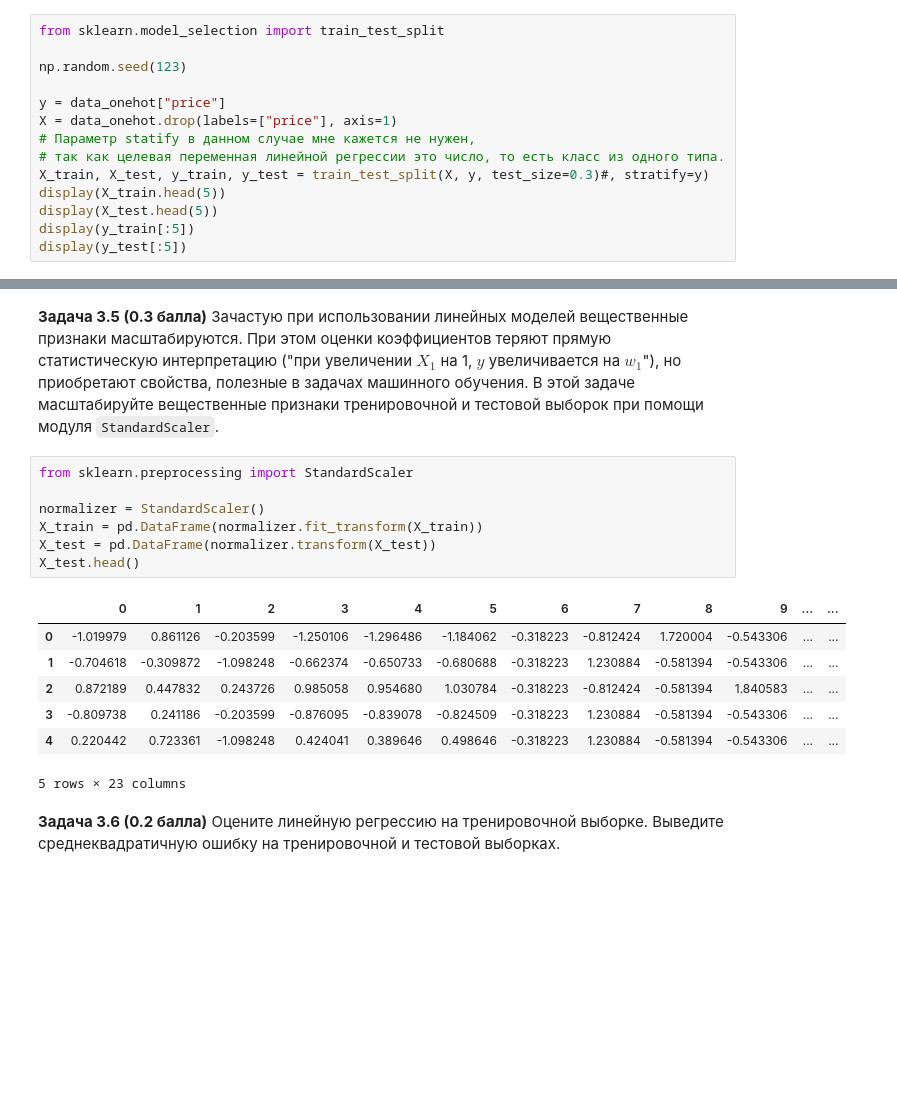
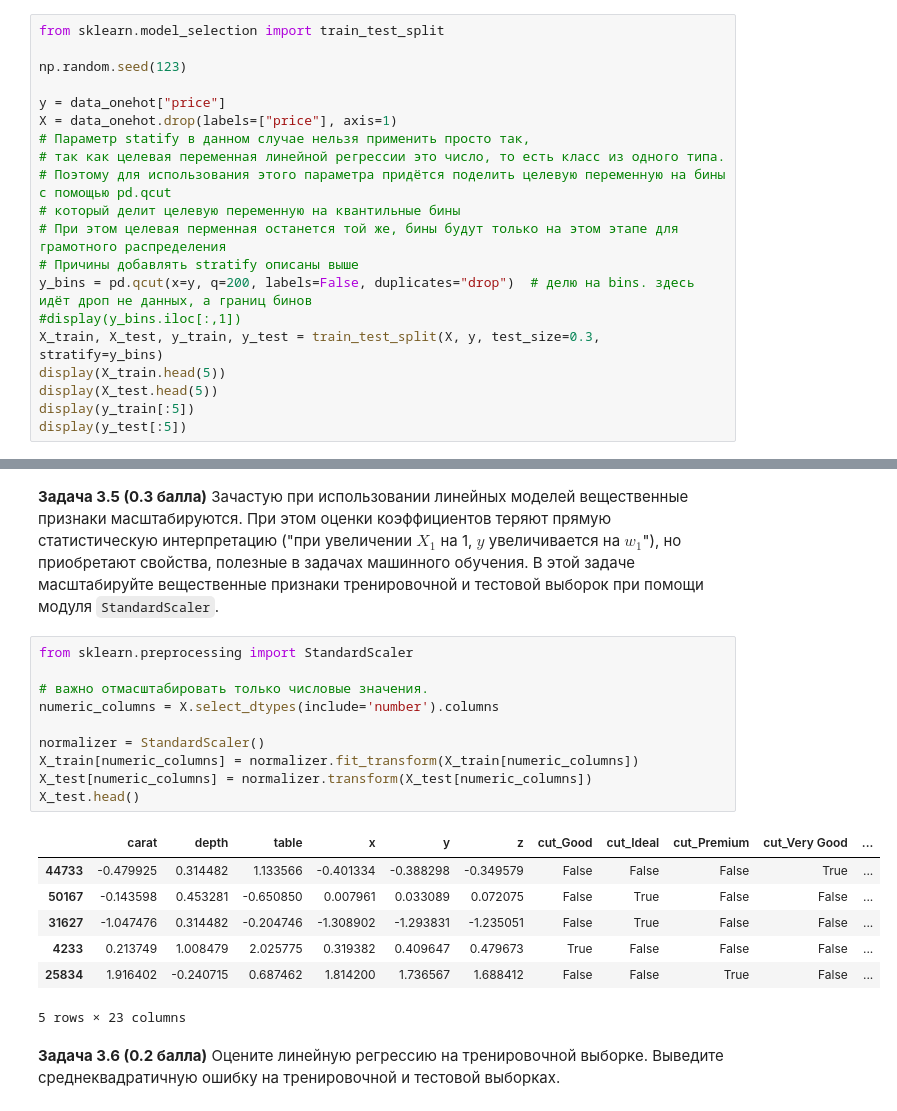
Before and after one commit to Vdmrl/HSE-IDA-ML, a Jupyter notebook: hw4/hw04_knn_linreg.ipynb, the cells around one changed output, grey strips where cells are left out. Cells and saved outputs as stored; diff of their text form; blank space fills up the shorter version.

```diff
--- a/hw4/hw04_knn_linreg.ipynb
+++ b/hw4/hw04_knn_linreg.ipynb
@@ -422,9 +425,15 @@ np.random.seed(123)
 
 y = data_onehot["price"]
 X = data_onehot.drop(labels=["price"], axis=1)
-# Параметр statify в данном случае мне кажется не нужен,
+# Параметр statify в данном случае нельзя применить просто так,
 # так как целевая переменная линейной регрессии это число, то есть класс из одного типа.
-X_train, X_test, y_train, y_test = train_test_split(X, y, test_size=0.3)#, stratify=y)
+# Поэтому для использования этого параметра придётся поделить целевую переменную на бины с помощью pd.qcut
+# который делит целевую переменную на квантильные бины
+# При этом целевая перменная останется той же, бины будут только на этом этапе для грамотного распределения
+# Причины добавлять stratify описаны выше
+y_bins = pd.qcut(x=y, q=200, labels=False, duplicates="drop")  # делю на bins. здесь идёт дроп не данных, а границ бинов
+#display(y_bins.iloc[:,1])
+X_train, X_test, y_train, y_test = train_test_split(X, y, test_size=0.3, stratify=y_bins)
 display(X_train.head(5))
 display(X_test.head(5))
 display(y_train[:5])
@@ -461,17 +470,20 @@ Name: price, dtype: int64
 # %%
 from sklearn.preprocessing import StandardScaler
 
+# важно отмасштабировать только числовые значения.
+numeric_columns = X.select_dtypes(include='number').columns
+
 normalizer = StandardScaler()
-X_train = pd.DataFrame(normalizer.fit_transform(X_train))
-X_test = pd.DataFrame(normalizer.transform(X_test))
+X_train[numeric_columns] = normalizer.fit_transform(X_train[numeric_columns])
+X_test[numeric_columns] = normalizer.transform(X_test[numeric_columns])
 X_test.head()
 # %% [output]
-|  | 0 | 1 | 2 | 3 | 4 | 5 | 6 | 7 | 8 | 9 | ... | ... |
-| 0 | -1.019979 | 0.861126 | -0.203599 | -1.250106 | -1.296486 | -1.184062 | -0.318223 | -0.812424 | 1.720004 | -0.543306 | ... | ... |
-| 1 | -0.704618 | -0.309872 | -1.098248 | -0.662374 | -0.650733 | -0.680688 | -0.318223 | 1.230884 | -0.581394 | -0.543306 | ... | ... |
-| 2 | 0.872189 | 0.447832 | 0.243726 | 0.985058 | 0.954680 | 1.030784 | -0.318223 | -0.812424 | -0.581394 | 1.840583 | ... | ... |
-| 3 | -0.809738 | 0.241186 | -0.203599 | -0.876095 | -0.839078 | -0.824509 | -0.318223 | 1.230884 | -0.581394 | -0.543306 | ... | ... |
-| 4 | 0.220442 | 0.723361 | -1.098248 | 0.424041 | 0.389646 | 0.498646 | -0.318223 | 1.230884 | -0.581394 | -0.543306 | ... | ... |
+|  | carat | depth | table | x | y | z | cut_Good | cut_Ideal | cut_Premium | cut_Very Good | ... |
+| 44733 | -0.479925 | 0.314482 | 1.133566 | -0.401334 | -0.388298 | -0.349579 | False | False | False | True | ... |
+| 50167 | -0.143598 | 0.453281 | -0.650850 | 0.007961 | 0.033089 | 0.072075 | False | True | False | False | ... |
+| 31627 | -1.047476 | 0.314482 | -0.204746 | -1.308902 | -1.293831 | -1.235051 | False | True | False | False | ... |
+| 4233 | 0.213749 | 1.008479 | 2.025775 | 0.319382 | 0.409647 | 0.479673 | True | False | False | False | ... |
+| 25834 | 1.916402 | -0.240715 | 0.687462 | 1.814200 | 1.736567 | 1.688412 | False | False | True | False | ... |
 5 rows × 23 columns
 # %% [markdown]
 **Задача 3.6 (0.2 балла)** Оцените линейную регрессию на тренировочной выборке. Выведите среднеквадратичную ошибку на тренировочной и тестовой выборках.
```
Also changed, not shown: parts of 17 cells of this notebook.
